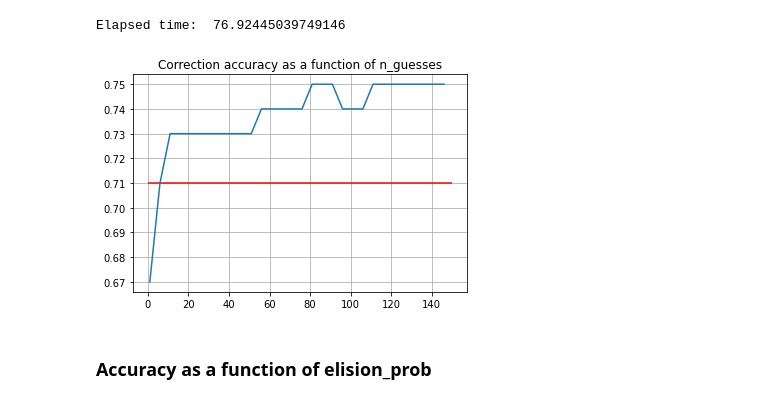
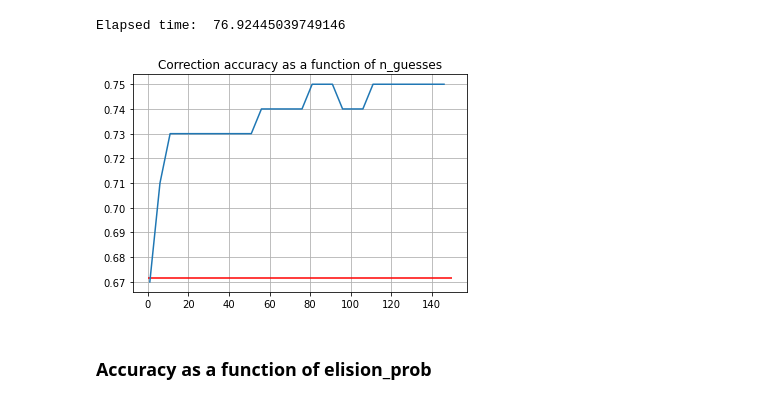
Before and after one commit to SaraNordin/NLP, a Jupyter notebook: Project5/FinalProject.ipynb, the cells around one changed output. Drawn from its saved outputs; the diff is of its cells as text; code cells hidden in the pictures.

Commit message:
remove old function for masked prediciton

```diff
--- a/Project5/FinalProject.ipynb
+++ b/Project5/FinalProject.ipynb
@@ -642,37 +653,7 @@ def masked_LM_oneline(tokenizer, model, line, line_info, use_word=False, n_sugge
     return mask_predictions
 
 
-def masked_prediction(data, spell_errors, tokenizer, model, use_word=False, n_suggestions=5):
-
-    """
-    Given a dataset and locations of misspelled words, perform masked prediction to replace the words.
-    Can either use information about the misspelled words, or disregard them entirely.
-    """
-
-    corrected = []
-
-    for i in range(len(spell_errors[0])):
-
-        line_idx = spell_errors[0][i]
-        line_info = spell_errors[1][i]
-        line = data[line_idx]           # this kind of indexing doesn't work with train_test split
-
-        # Retrieve prediction using masked LM
-        preds = masked_LM_oneline(tokenizer, model, line, line_info, use_word, n_suggestions)
-
-        # Save the results
-        tmp = []
-        for j, item in enumerate(line_info):
-            idx = item[0]
-            tmp.append((idx, preds[j]))
-
-        corrected.append(tmp)
-
-    corrected = (spell_errors[0], corrected)
-    return corrected
-
-
-def masked_prediction2(bundle, tokenizer, model, use_word=False, n_suggestions=5):
+def masked_prediction(bundle, tokenizer, model, use_word=False, n_suggestions=5):
 
     """
     Given a dataset and locations of misspelled words, perform masked prediction to replace the words.
@@ -788,7 +769,7 @@ corr_acc_vec = []
 n_sugg_vec = range(1, 150, 5)
 
 for n_suggestions in n_sugg_vec:
-    bert_corr = masked_prediction2(train, tokenizer, model, use_word = True, n_suggestions = n_suggestions)
+    bert_corr = masked_prediction(train, tokenizer, model, use_word = True, n_suggestions = n_suggestions)
     _, acc = compute_accuracy_scores(bundle, bert_corr, verbose = False)
     corr_acc_vec.append(acc)
 
@@ -796,22 +777,22 @@ print("Elapsed time: ", time.time() - start)
 # %% [output]
 Elapsed time:  76.92445039749146
 # %%
-# this is the correction accuracy for the entire dataset, instead only calculate for the train set
-_, corr_acc = compute_accuracy_scores(bundle, spell_corrected, verbose = False)
+# this is the correction accuracy for the training dataset
+_, corr_acc = compute_accuracy_scores(train, verbose = False)
 
 plt.plot(n_sugg_vec, corr_acc_vec)
 plt.title("Correction accuracy as a function of n_guesses")
 plt.hlines(corr_acc, 0, 150, 'r')
 plt.grid(True)
 plt.show()
 
 # It keeps increasing! Europarl does use some pretty uncommon words, so it makes sense that we'd need many suggestions to
 # find the one that's right for the context.
 
 # Eventually it flattens out. I guess at that point either Bert stops giving suggestions, or we cover the right level
 # Of uncommon words. Does it flatten out faster for distilBert?
 # %% [output]
-[figure, old version]
+[figure, new version]
 # %%
 # Double check what went wrong with the deletion of lines
 # Use convolutional representation? Can that find the elisions that are not misspelled?
```
Also changed, not shown: parts of 9 cells of this notebook.
